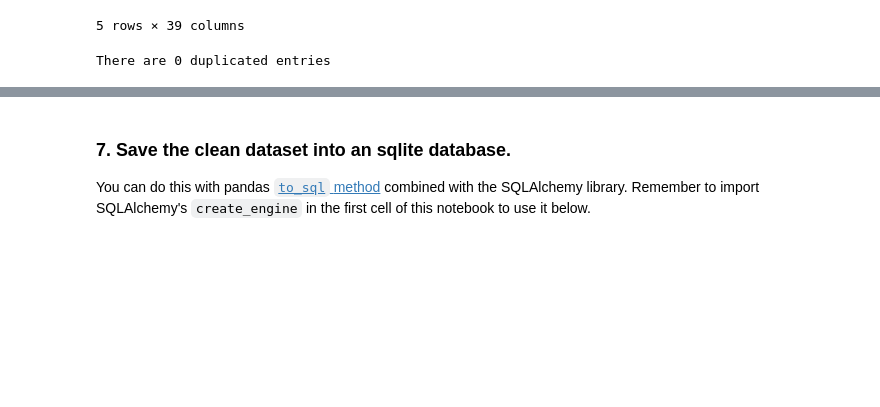
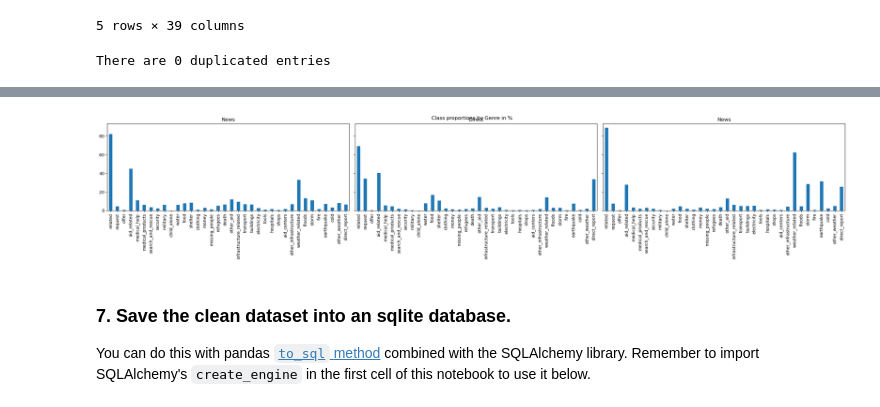
Before and after one commit to LaurentVeyssier/Disaster_Response_Pipeline, a Jupyter notebook: ETL Pipeline Preparation.ipynb, the cells around one changed output, grey strips where cells are left out. Cells and saved outputs as stored; diff of their text form; code cells hidden in the pictures; blank space fills up the shorter version.

```diff
--- a/ETL Pipeline Preparation.ipynb
+++ b/ETL Pipeline Preparation.ipynb
@@ -231,0 +281,3 @@ There are 0 duplicated entries
+# %%
+df_direct = df[df.genre=='direct']
+df_direct
@@ -231,0 +299,3 @@ There are 0 duplicated entries
+# %%
+df_news = df[df.genre=='news']
+df_news
@@ -231,0 +317,3 @@ There are 0 duplicated entries
+# %%
+df_social = df[df.genre=='social']
+df_social
@@ -232,3 +335,12 @@ There are 0 duplicated entries
+# %%
+f, ax = plt.subplots(1,3, figsize=(25,5), sharey=True)
+(df_news[category_colnames].sum(axis=0)/len(df_news)*100).plot(kind='bar', ax=ax[0], title='News')
+(df_direct[category_colnames].sum(axis=0)/len(df_direct)*100).plot(kind='bar', ax=ax[1], title='Direct')
+(df_social[category_colnames].sum(axis=0)/len(df_social)*100).plot(kind='bar', ax=ax[2], title='News')
+plt.suptitle('Class proportions by Genre in %')
+plt.tight_layout()
+# %% [output]
+[figure, added]
 # %% [markdown]
 ### 7. Save the clean dataset into an sqlite database.
 You can do this with pandas [`to_sql` method](https://pandas.pydata.org/pandas-docs/stable/generated/pandas.DataFrame.to_sql.html) combined with the SQLAlchemy library. Remember to import SQLAlchemy's `create_engine` in the first cell of this notebook to use it below.
```
Also changed, not shown: parts of 13 cells of this notebook, 9 other files.
